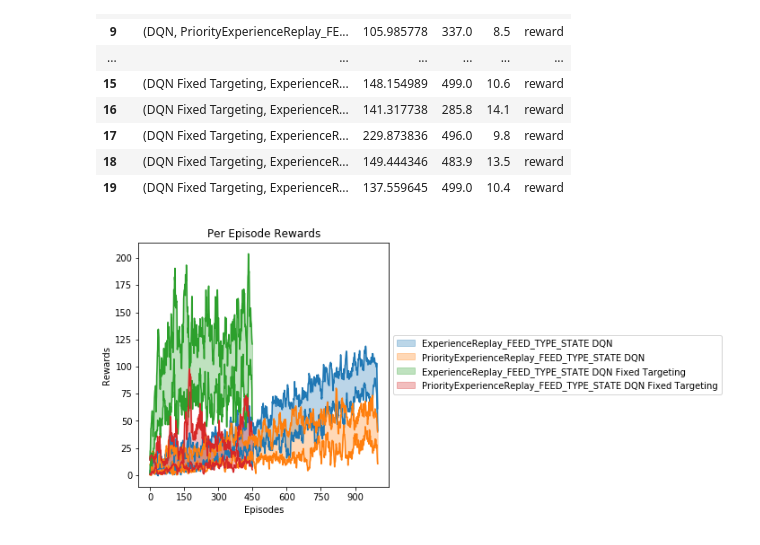
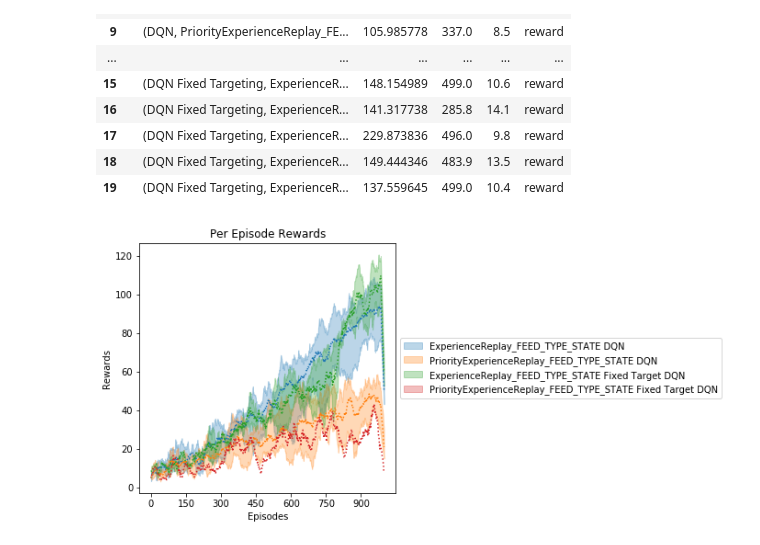
Before and after one commit to josiahls/fast-reinforcement-learning, a Jupyter notebook: docs_src/rl.agents.dqnfixedtarget.ipynb, the cells around one changed output. Saved outputs shown, nothing was run; the diff lists cells and outputs as text; code cells hidden in the pictures.

```diff
--- a/docs_src/rl.agents.dqnfixedtarget.ipynb
+++ b/docs_src/rl.agents.dqnfixedtarget.ipynb
@@ -107,12 +107,12 @@ group_interp.analysis
 | 18 | (DQN Fixed Targeting, ExperienceR... | 149.444346 | 483.9 | 13.5 | reward |
 | 19 | (DQN Fixed Targeting, ExperienceR... | 137.559645 | 499.0 | 10.4 | reward |
 # %%
-model_dirs = ['data/lunarlander_dqn', 'data/lunarlander_dqn fixed targeting']
+model_dirs = ['data/lunarlander_dqn', 'data/lunarlander_fixed target dqn']
 group_interp = GroupAgentInterpretation()
 for model_dir in model_dirs:
     for file in os.listdir(model_dir):
         file = file.replace('.pickle', '')
         group_interp.add_interpretation(GroupAgentInterpretation.from_pickle(model_dir, file))
-group_interp.plot_reward_bounds(per_episode=True, smooth_groups=10)
+group_interp.plot_reward_bounds(per_episode=True, show_average=True, hide_edges=True,smooth_groups=30)
 # %% [output]
-[figure, old version]
+[figure, new version]
```
Also changed, not shown: 7 other files.
